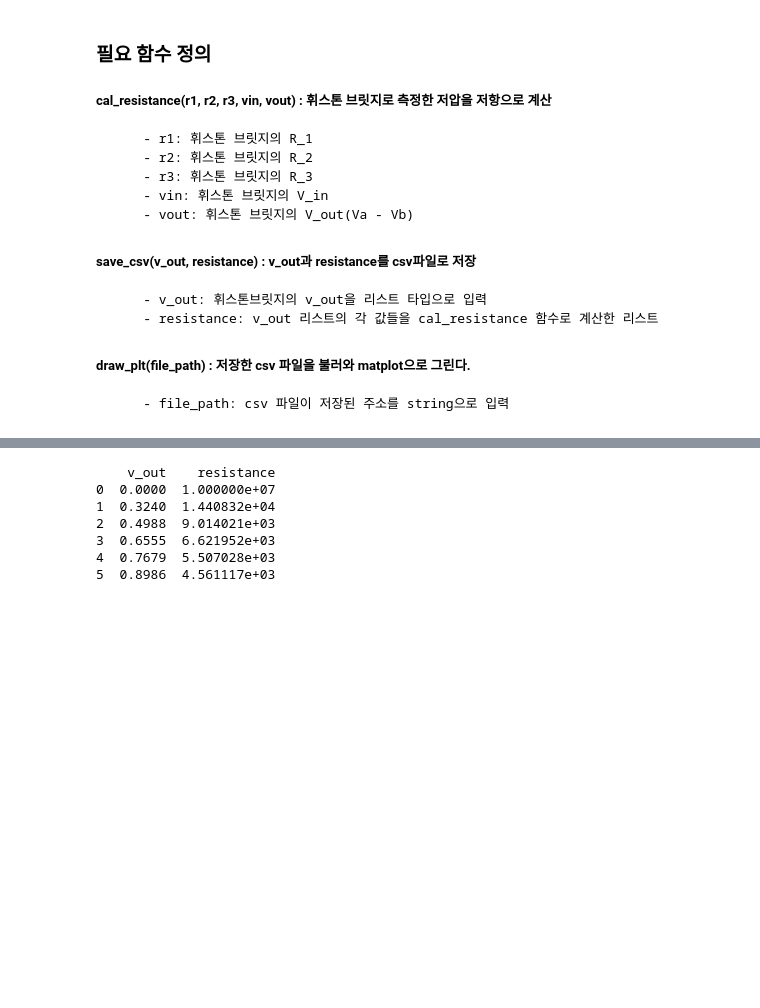
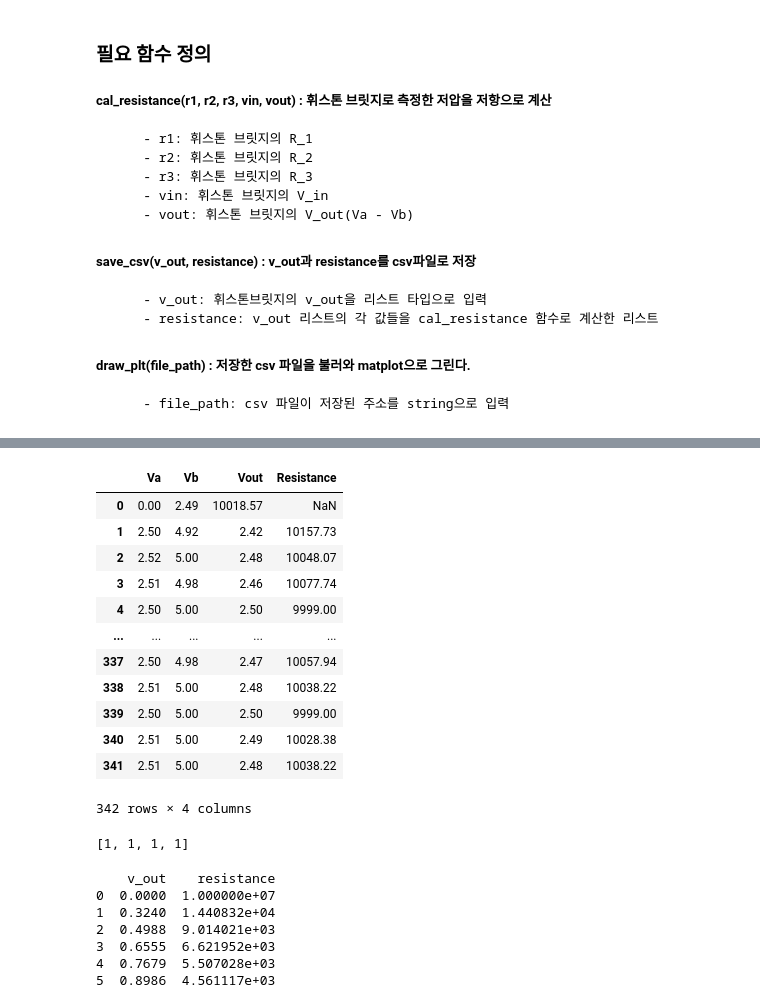
Before and after one commit to beobmun/3_1_algorithm, a Jupyter notebook: current_circuit/term_project.ipynb, the cells around one changed output, grey strips where cells are left out. Drawn from its saved outputs; the diff is of its cells as text; code cells hidden in the pictures; blank space fills up the shorter version.

```diff
--- a/current_circuit/term_project.ipynb
+++ b/current_circuit/term_project.ipynb
@@ -245,3 +281,26 @@ except:         # 아두이노 종료 or 에러
+# %%
+import pandas as pd
+df = pd.read_csv("./filename.csv")
+df
+# %% [output]
+|  | Va | Vb | Vout | Resistance |
+| 0 | 0.00 | 2.49 | 10018.57 | NaN |
+| 1 | 2.50 | 4.92 | 2.42 | 10157.73 |
+| 2 | 2.52 | 5.00 | 2.48 | 10048.07 |
+| 3 | 2.51 | 4.98 | 2.46 | 10077.74 |
+| 4 | 2.50 | 5.00 | 2.50 | 9999.00 |
+| ... | ... | ... | ... | ... |
+| 337 | 2.50 | 4.98 | 2.47 | 10057.94 |
+| 338 | 2.51 | 5.00 | 2.48 | 10038.22 |
+| 339 | 2.50 | 5.00 | 2.50 | 9999.00 |
+| 340 | 2.51 | 5.00 | 2.49 | 10028.38 |
+| 341 | 2.51 | 5.00 | 2.48 | 10038.22 |
+342 rows × 4 columns
+# %%
+a = [[1,1,1,1,],[1,2,3,4]]
+a[0]
+# %% [output]
+[1, 1, 1, 1]
 # %%
 import numpy as np
 import matplotlib.pyplot as plt
```
Also changed, not shown: parts of 3 cells of this notebook, 4 other files.
